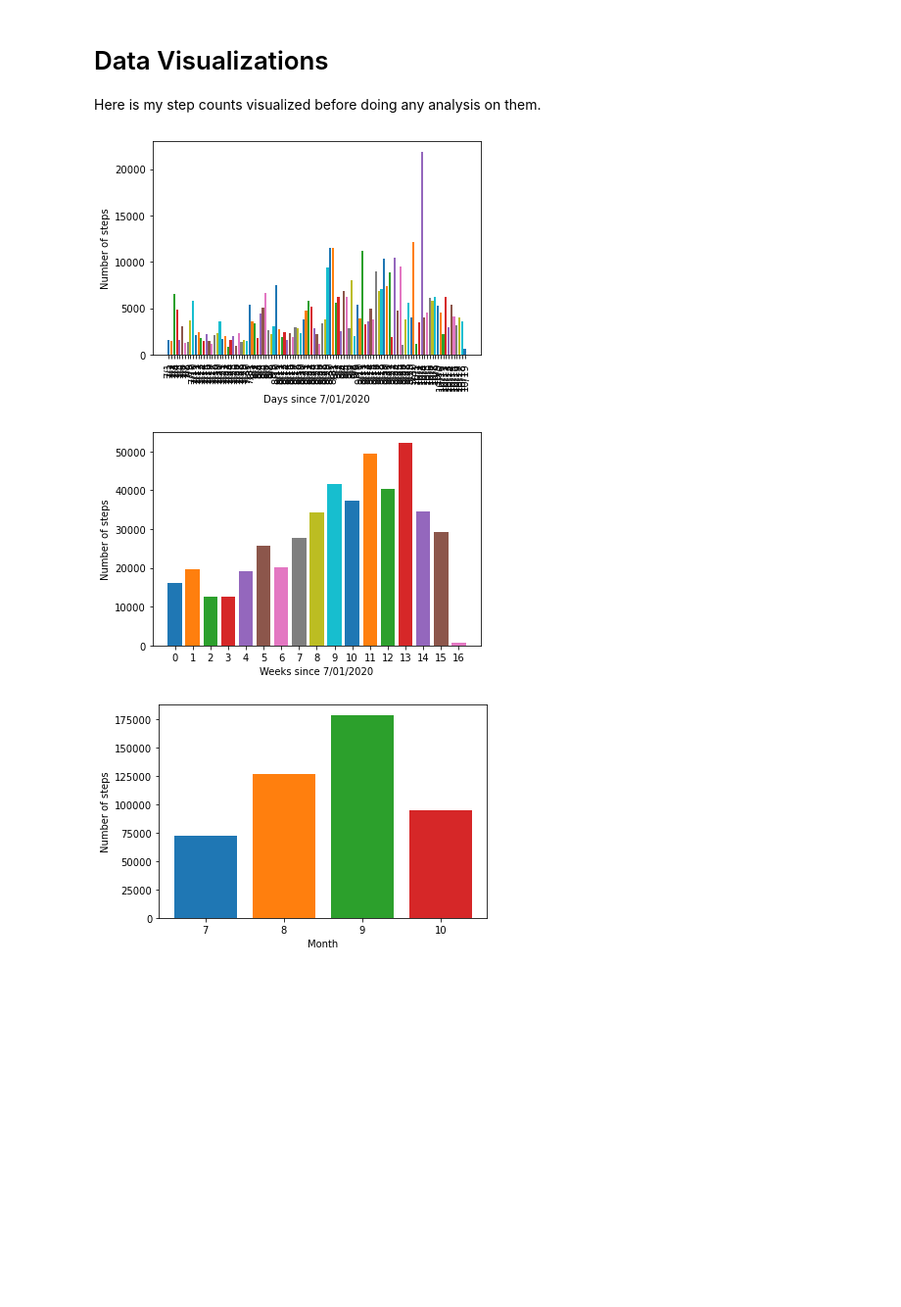
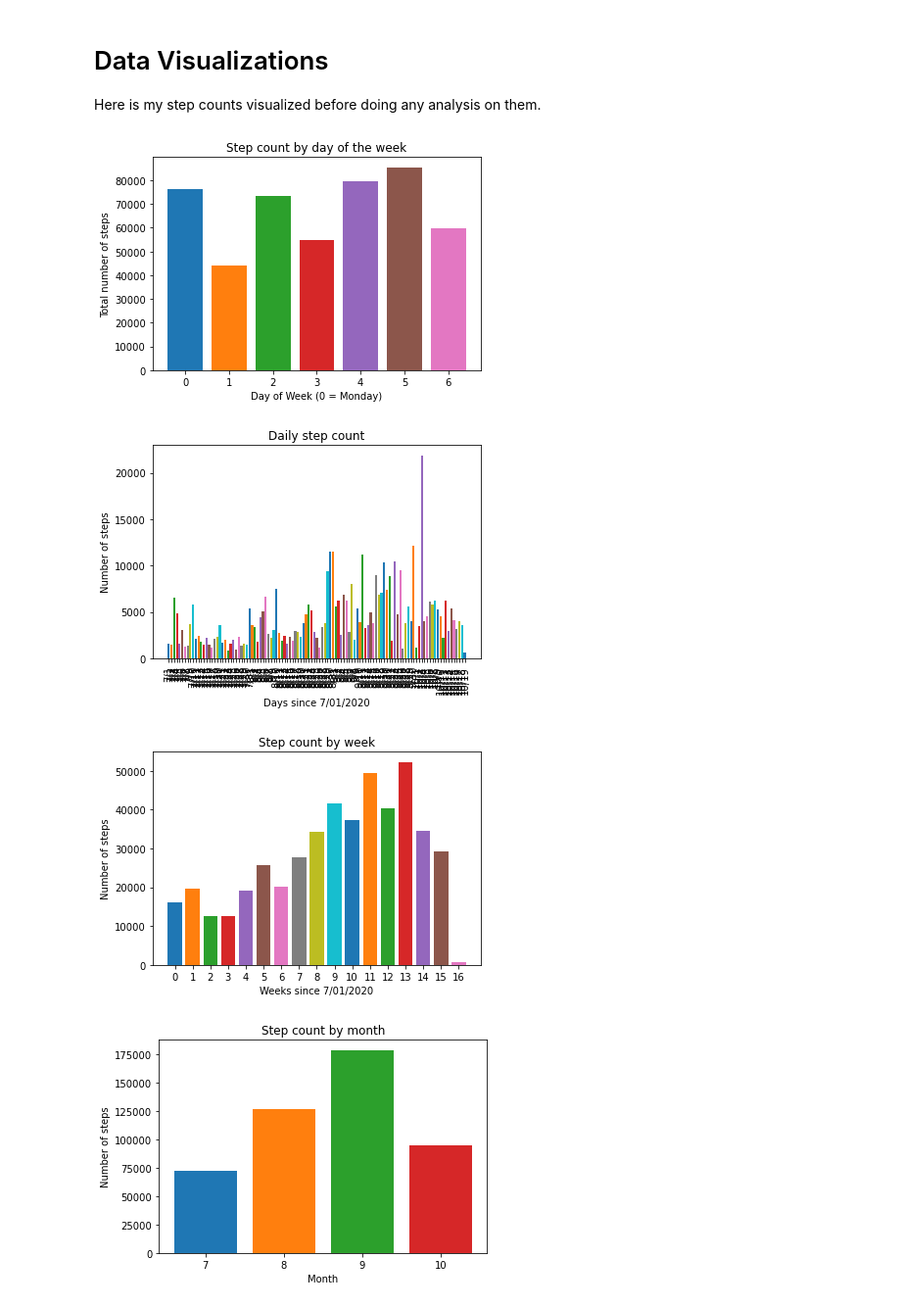
Before and after one commit to zeintry/CPSC222_selfproject, a Jupyter notebook: self project hypothesis testing.ipynb, the cells around one changed output. Shown at 98% size. Drawn from its saved outputs; the diff is of its cells as text; code cells hidden in the pictures; blank space fills up the shorter version.

```diff
--- a/self project hypothesis testing.ipynb
+++ b/self project hypothesis testing.ipynb
@@ -1,40 +1,3 @@
 # %% [markdown]
 # Data Visualizations
 Here is my step counts visualized before doing any analysis on them.
-# %%
-import functions as func
-import pandas as pd
-import matplotlib.pyplot as plt
-import numpy as np
-import scipy.stats as stats
-
-steps_data_df = func.clean_xml('export.xml', save=True)
-
-plt.figure()
-# plot the month versus number of steps
-for key, group in steps_data_df.groupby(pd.Grouper(key='creationDate', freq='D')):
-    plt.bar(str(key.month) + '/' + str(key.day), sum(group['value']))
-plt.xticks(rotation='90')
-plt.xlabel('Days since 7/01/2020')
-plt.ylabel('Number of steps')
-plt.show()
-
-plt.figure()
-# plot the month versus number of steps
-for key, group in steps_data_df.groupby(pd.Grouper(key='creationDate', freq='W')):
-    plt.bar(str(key.week - 27), sum(group['value']))
-plt.xlabel('Weeks since 7/01/2020')
-plt.ylabel('Number of steps')
-plt.show()
-
-plt.figure()
-# plot the month versus number of steps
-for key, group in steps_data_df.groupby(pd.Grouper(key='creationDate', freq='M')):
-    plt.bar(str(key.month), sum(group['value']))
-plt.xlabel('Month')
-plt.ylabel('Number of steps')
-plt.show()
-# %% [output]
-[figure, removed]
-[figure, removed]
-[figure, removed]
@@ -41,2 +13,20 @@ plt.show()
+# %%
+# add columns to distinguish datetimes by week day and month
+steps_data_df['day of week (numeric)'] = pd.DatetimeIndex(steps_data_df['creationDate']).weekday
+steps_data_df['day of week (string)'] = pd.DatetimeIndex(steps_data_df['creationDate']).strftime('%A')
+steps_data_df['month'] = pd.DatetimeIndex(steps_data_df['creationDate']).month
+
+func.plot_by_weekday(steps_data_df.groupby('day of week (numeric)'))
+
+func.plot_by_day(steps_data_df.groupby(pd.Grouper(key='creationDate', freq='D')))
+
+func.plot_by_week(steps_data_df.groupby(pd.Grouper(key='creationDate', freq='W')))
+
+func.plot_by_month(steps_data_df.groupby(['month']))
+# %% [output]
+[figure, added]
+[figure, added]
+[figure, added]
+[figure, added]
 # %%
 daily_data_group = steps_data_df.groupby(pd.Grouper(key='creationDate', freq='D'))
```
Also changed, not shown: parts of 17 cells of this notebook, 2 other files.
